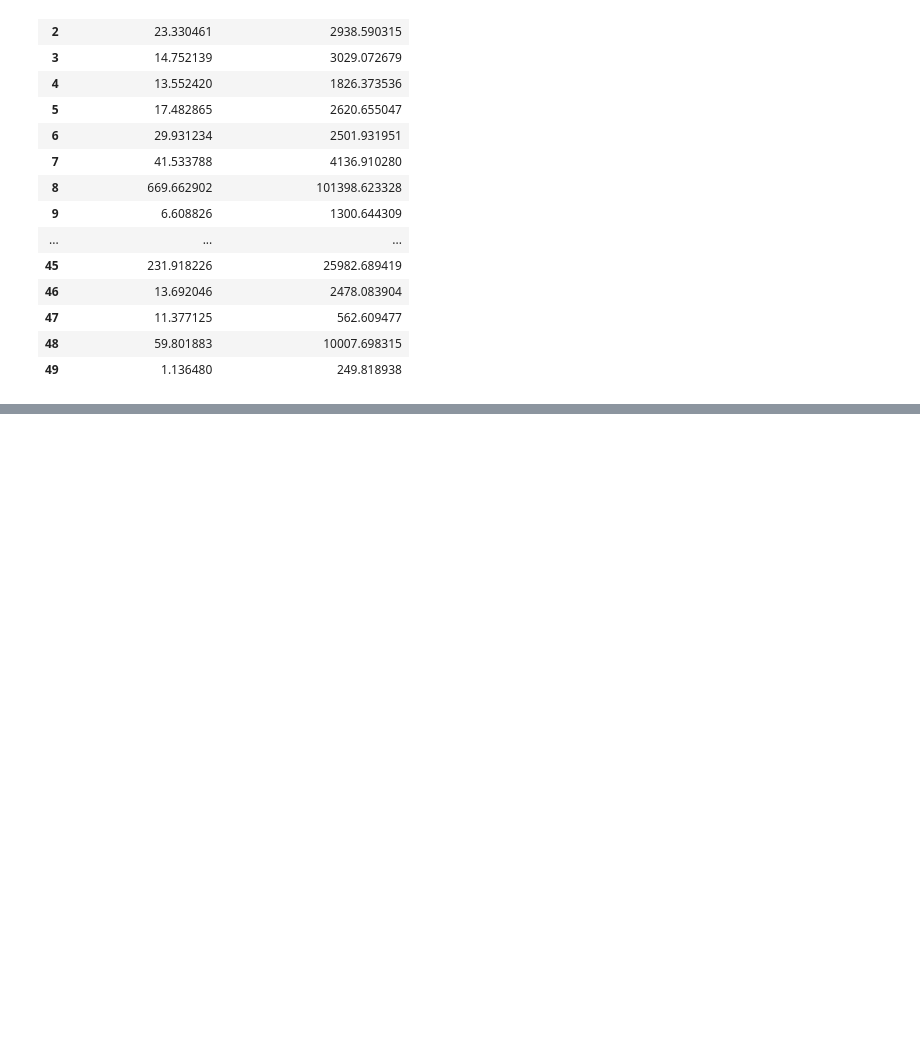
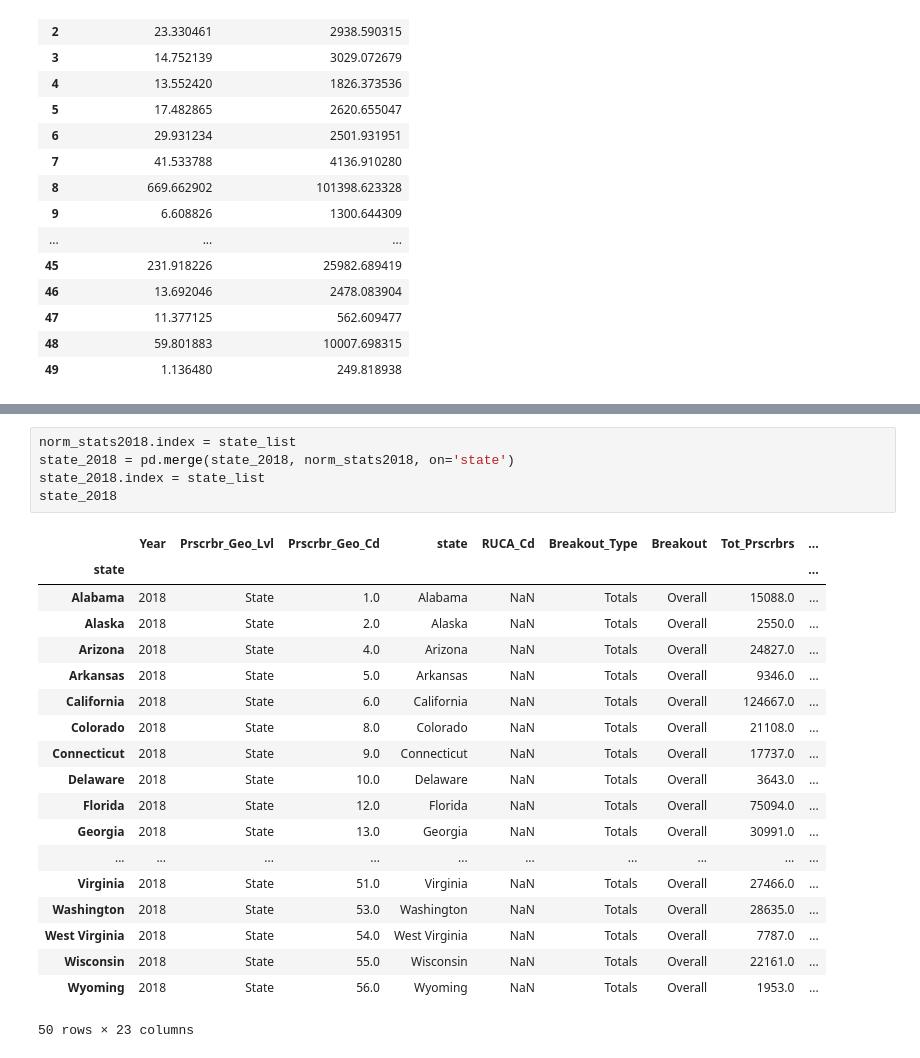
Before and after one commit to irvingjacob/DSPFinalProj, a Jupyter notebook: FinalProject.ipynb, the cells around one changed output, grey strips where cells are left out. Cells and saved outputs as stored; diff of their text form; blank space fills up the shorter version.

```diff
--- a/FinalProject.ipynb
+++ b/FinalProject.ipynb
@@ -690 +711,26 @@ norm_stats2018.reset_index(drop = True)
+# %%
+norm_stats2018.index = state_list
+state_2018 = pd.merge(state_2018, norm_stats2018, on='state')
+state_2018.index = state_list
+state_2018
+# %% [output]
+|  | Year | Prscrbr_Geo_Lvl | Prscrbr_Geo_Cd | state | RUCA_Cd | Breakout_Type | Breakout | Tot_Prscrbrs | ... |
+| state |  |  |  |  |  |  |  |  | ... |
+| Alabama | 2018 | State | 1.0 | Alabama | NaN | Totals | Overall | 15088.0 | ... |
+| Alaska | 2018 | State | 2.0 | Alaska | NaN | Totals | Overall | 2550.0 | ... |
+| Arizona | 2018 | State | 4.0 | Arizona | NaN | Totals | Overall | 24827.0 | ... |
+| Arkansas | 2018 | State | 5.0 | Arkansas | NaN | Totals | Overall | 9346.0 | ... |
+| California | 2018 | State | 6.0 | California | NaN | Totals | Overall | 124667.0 | ... |
+| Colorado | 2018 | State | 8.0 | Colorado | NaN | Totals | Overall | 21108.0 | ... |
+| Connecticut | 2018 | State | 9.0 | Connecticut | NaN | Totals | Overall | 17737.0 | ... |
+| Delaware | 2018 | State | 10.0 | Delaware | NaN | Totals | Overall | 3643.0 | ... |
+| Florida | 2018 | State | 12.0 | Florida | NaN | Totals | Overall | 75094.0 | ... |
+| Georgia | 2018 | State | 13.0 | Georgia | NaN | Totals | Overall | 30991.0 | ... |
+| ... | ... | ... | ... | ... | ... | ... | ... | ... | ... |
+| Virginia | 2018 | State | 51.0 | Virginia | NaN | Totals | Overall | 27466.0 | ... |
+| Washington | 2018 | State | 53.0 | Washington | NaN | Totals | Overall | 28635.0 | ... |
+| West Virginia | 2018 | State | 54.0 | West Virginia | NaN | Totals | Overall | 7787.0 | ... |
+| Wisconsin | 2018 | State | 55.0 | Wisconsin | NaN | Totals | Overall | 22161.0 | ... |
+| Wyoming | 2018 | State | 56.0 | Wyoming | NaN | Totals | Overall | 1953.0 | ... |
+50 rows × 23 columns
 # %%
```
Also changed, not shown: parts of 8 cells of this notebook.
